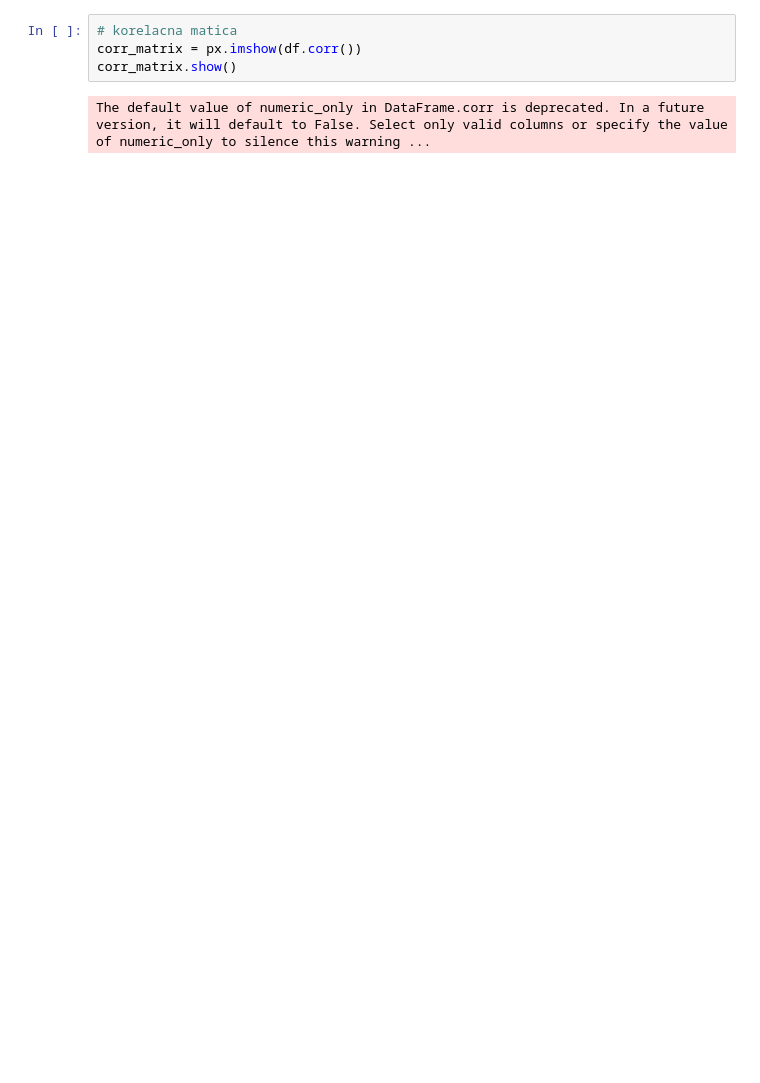
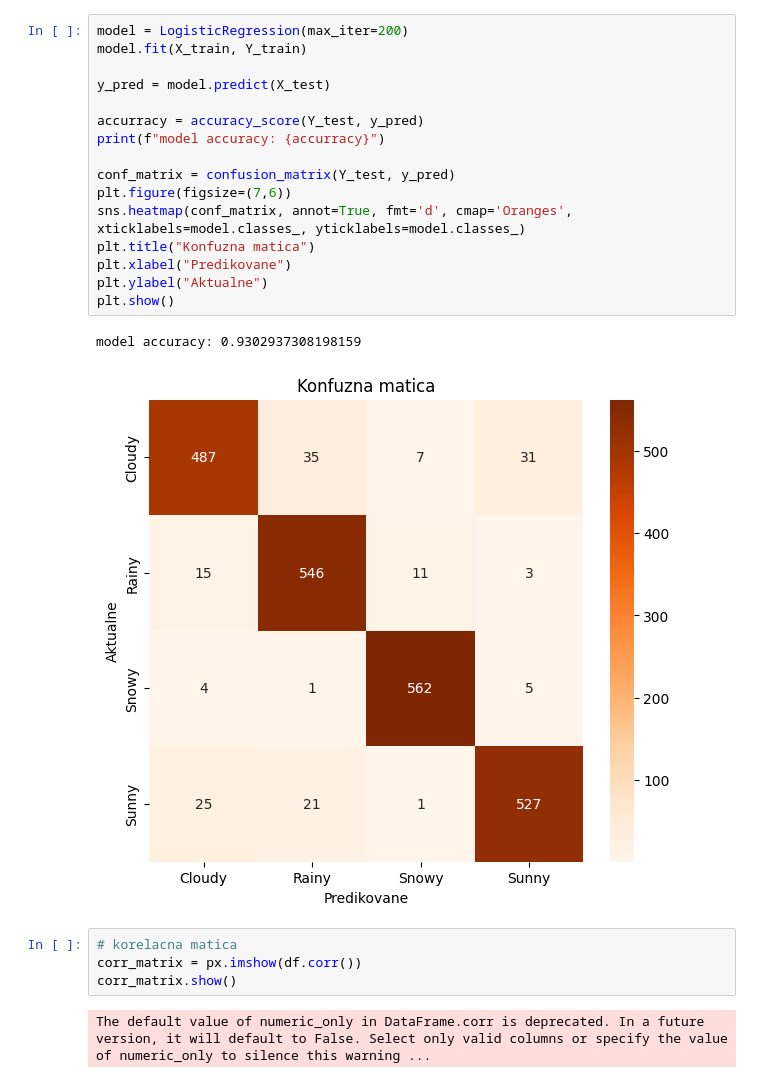
Before and after one commit to Marraff/machine-learning, a Jupyter notebook: preprocessing.ipynb, the cells around one changed output. Saved outputs shown, nothing was run; the diff lists cells and outputs as text; blank space fills up the shorter version.

```diff
--- a/preprocessing.ipynb
+++ b/preprocessing.ipynb
@@ -238,3 +239,22 @@ ValueError: could not convert string to float: 'overcast'
+# %%
+model = LogisticRegression(max_iter=200)
+model.fit(X_train, Y_train)
+
+y_pred = model.predict(X_test)
+
+accurracy = accuracy_score(Y_test, y_pred)
+print(f"model accuracy: {accurracy}")
+
+conf_matrix = confusion_matrix(Y_test, y_pred)
+plt.figure(figsize=(7,6))
+sns.heatmap(conf_matrix, annot=True, fmt='d', cmap='Oranges', xticklabels=model.classes_, yticklabels=model.classes_)
+plt.title("Konfuzna matica")
+plt.xlabel("Predikovane")
+plt.ylabel("Aktualne")
+plt.show()
+# %% [output]
+model accuracy: 0.9302937308198159
+[figure, added]
 # %%
 # korelacna matica
 corr_matrix = px.imshow(df.corr())
```
Also changed, not shown: parts of 11 cells of this notebook.
